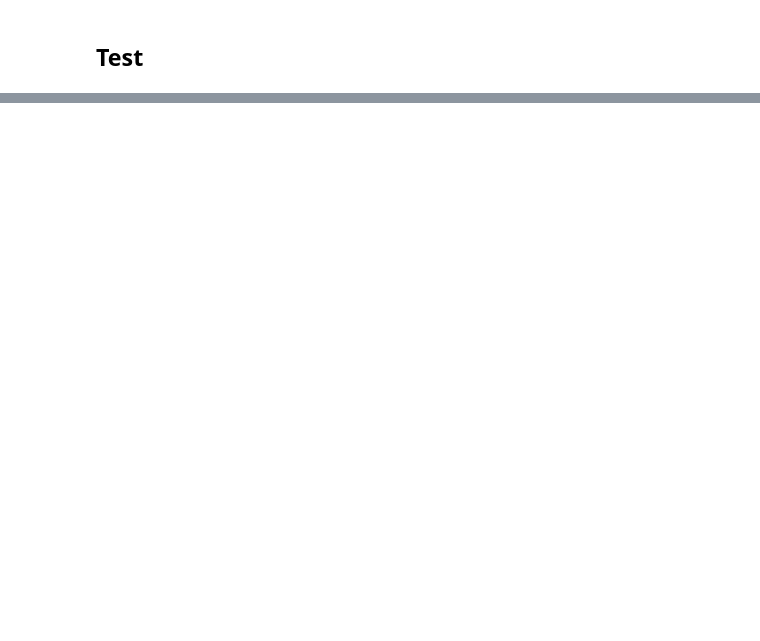
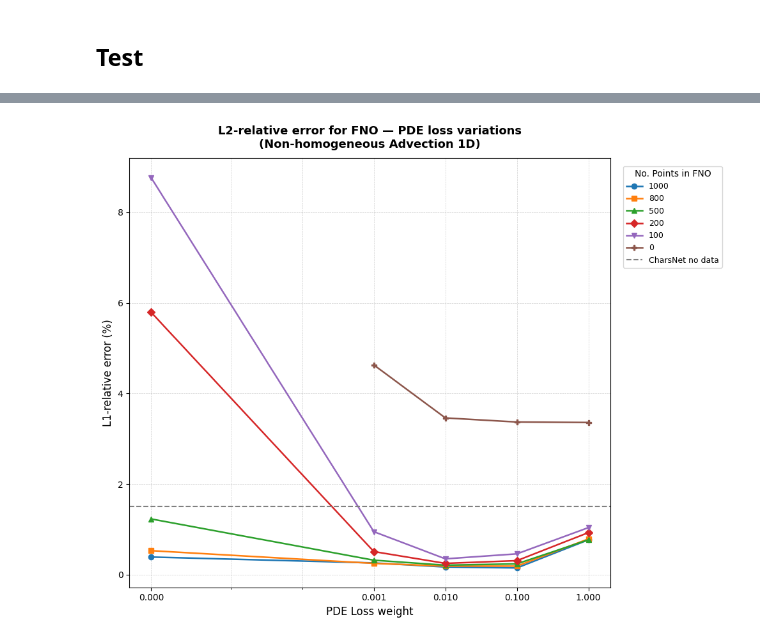
Before and after one commit to nhungpham-418/PI-FNO-reproduce, a Jupyter notebook: Results/Advection.ipynb, the cells around one changed output, grey strips where cells are left out. Saved outputs shown, nothing was run; the diff lists cells and outputs as text; code cells hidden in the pictures; blank space fills up the shorter version.

```diff
--- a/Results/Advection.ipynb
+++ b/Results/Advection.ipynb
@@ -503,0 +497,85 @@ L1 std: 1.111087e-02
+# %%
+import matplotlib.pyplot as plt
+import matplotlib.ticker as ticker
+import numpy as np
+
+# ─────────────────────────────────────────────
+# DATA — fill in your values here
+# Use None for missing entries
+# ─────────────────────────────────────────────
+
+pde_losses = [0, 0.001, 0.01, 0.1, 1.0]   # x-axis values
+
+data = {
+    "1000":             [0.39,  0.26,  0.17,  0.15,  0.77],
+    "800":              [0.53,  0.25,  0.19,  0.19,  0.79],
+    "500":              [1.23,  0.32,  0.21,  0.24,  0.77],
+    "200":              [5.79,  0.51,  0.25,  0.31,  0.93],
+    "100":              [8.76,  0.95,  0.35,  0.46,  1.04],
+    "0":                [None,  4.63,  3.46,  3.37,  3.36]#, 34.39]
+}
+
+# ─────────────────────────────────────────────
+# PLOT SETTINGS
+# ─────────────────────────────────────────────
+
+fig, ax = plt.subplots(figsize=(10, 8))
+
+colors   = plt.cm.tab10.colors          # one color per line
+markers  = ["o", "s", "^", "D", "v", "P"]
+
+for idx, (label, values) in enumerate(data.items()):
+    # Filter out None entries for clean line segments
+    x_vals = [pde_losses[i] for i, v in enumerate(values) if v is not None]
+    y_vals = [v              for v    in values            if v is not None]
+
+    ax.plot(
+        x_vals, y_vals,
+        marker=markers[idx % len(markers)],
+        color=colors[idx % len(colors)],
+        label=label,
+        linewidth=1.8,
+        markersize=6,
+    )
+
+# ─────────────────────────────────────────────
+# AXIS FORMATTING
+# ─────────────────────────────────────────────
+
+# Handle x=0 on a log scale by using a symlog scale:
+# linear region near 0, then logarithmic
+ax.set_xscale("symlog", linthresh=1e-5)
+
+ax.set_xlabel("PDE Loss weight", fontsize=12)
+ax.set_ylabel("L1-relative error (%)", fontsize=12)
+ax.set_title(
+    "L2-relative error for FNO — PDE loss variations\n(Non-homogeneous Advection 1D)",
+    fontsize=13,
+    fontweight="bold",
+    pad=12,
+)
+
+# Tick labels at the exact values used
+ax.set_xticks(pde_losses)
+ax.xaxis.set_major_formatter(ticker.ScalarFormatter())
+ax.ticklabel_format(style="plain", axis="x")
+
+# ─────────────────────────────────────────────
+# REFERENCE LINES
+# ─────────────────────────────────────────────
+
+ax.axhline(y=1.51, color="gray",  linestyle="--", linewidth=1.5, label="CharsNet no data")
+#ax.axhline(y=1.60, color="black", linestyle="--", linewidth=1.5, label="CharsNet data")
+
+# ax.margins(x=0.05)
+# ax.set_xlim(pde_losses[0], pde_losses[-1])
+
+
+ax.legend(title="No. Points in FNO", fontsize=9, title_fontsize=10, loc="upper left", bbox_to_anchor=(1.01, 1), borderaxespad=1)
+ax.grid(True, which="both", linestyle="--", linewidth=0.5, alpha=0.6)
+
+plt.tight_layout()
+plt.savefig("fno_burgers_l1_error.png", dpi=150)
+plt.show()
+# %% [output]
+[figure, added]
```
Also changed, not shown: parts of 9 cells of this notebook, 14 other files.
